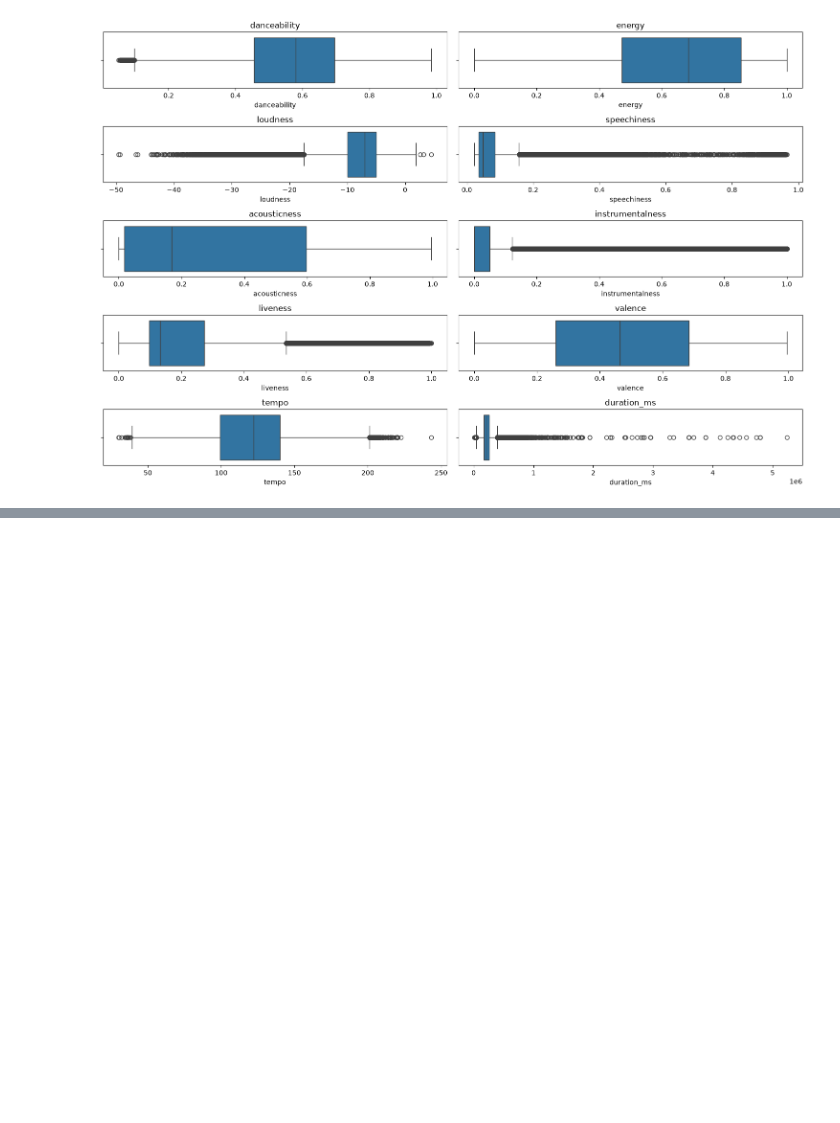
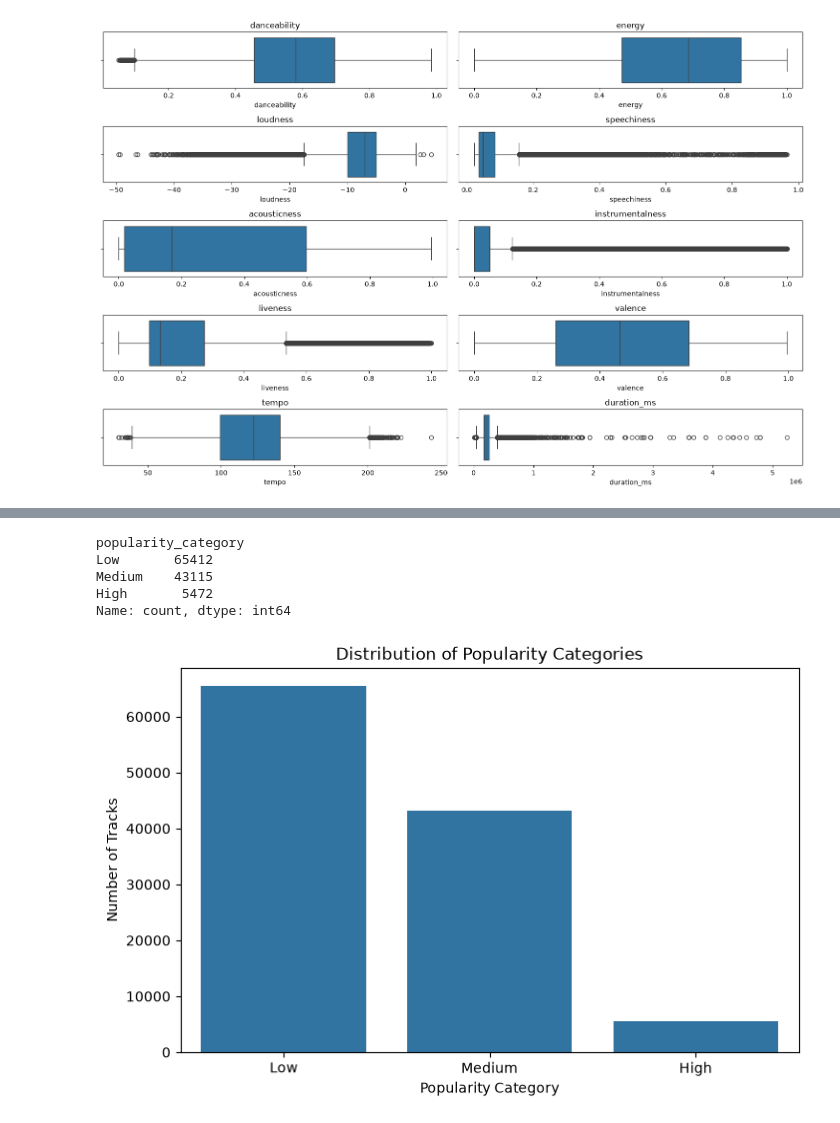
Before and after one commit to aswathy325/Music-Recommendation-ML-Project, a Jupyter notebook: NOTEBOOK_v2/music_recommendation.ipynb, the cells around one changed output, grey strips where cells are left out. Cells and saved outputs as stored; diff of their text form; code cells hidden in the pictures; blank space fills up the shorter version.

```diff
--- a/NOTEBOOK_v2/music_recommendation.ipynb
+++ b/NOTEBOOK_v2/music_recommendation.ipynb
@@ -676,0 +703,22 @@ plt.show()
+# %%
+popularity_bins = [-1, 39, 69, 100]
+popularity_labels = ['Low', 'Medium', 'High']
+data['popularity_category'] = pd.cut(data['popularity'],bins=popularity_bins,labels=popularity_labels)
+print(data['popularity_category'].value_counts())
+# %% [output]
+popularity_category
+Low       65412
+Medium    43115
+High       5472
+Name: count, dtype: int64
+# %%
+plt.figure(figsize=(8, 5))
+sns.countplot(data=data,x='popularity_category',order=['Low', 'Medium', 'High'])
+
+plt.title('Distribution of Popularity Categories')
+plt.xlabel('Popularity Category')
+plt.ylabel('Number of Tracks')
+
+plt.show()
+# %% [output]
+[figure, added]
```
Also changed, not shown: parts of 79 cells of this notebook, 2 other files.
